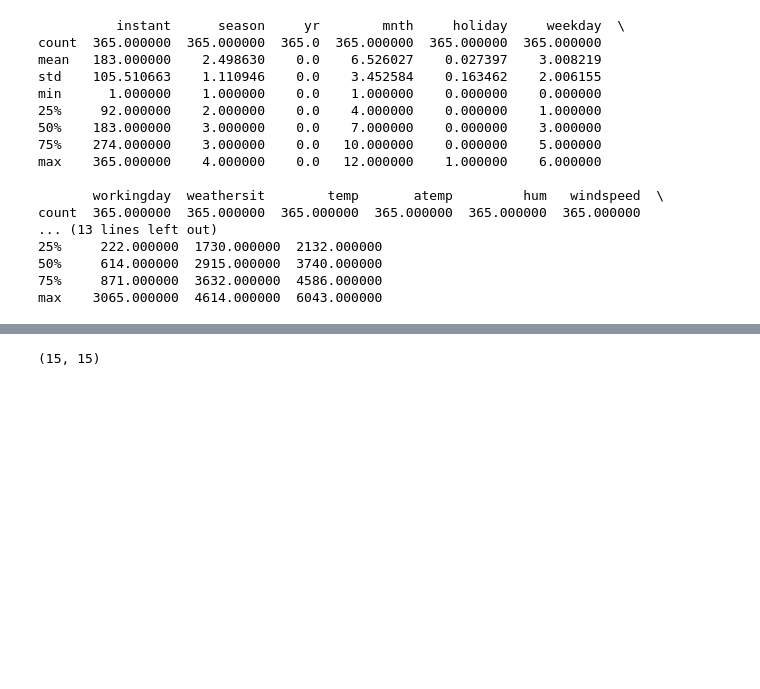
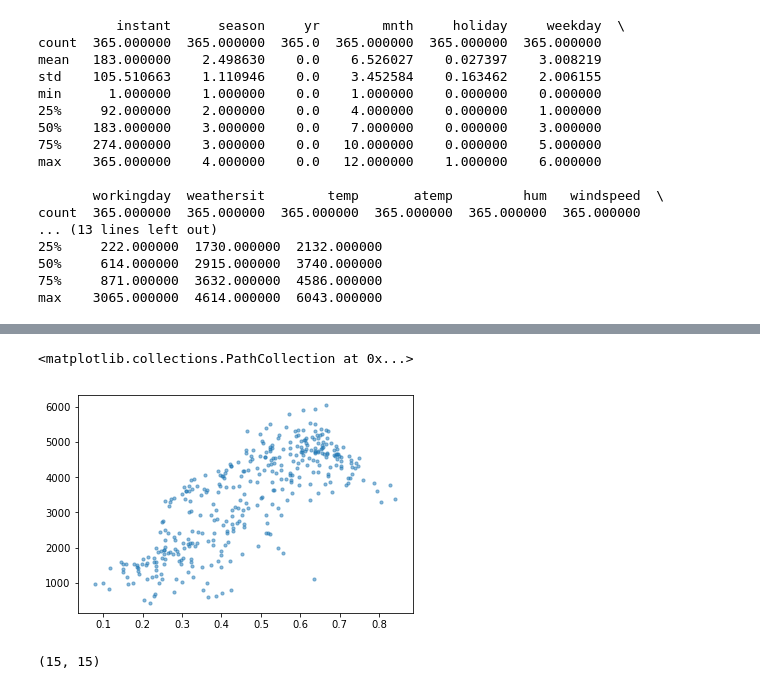
Before and after one commit to WangYuBo/ai_learning, a Jupyter notebook: 06/code/CBdata.ipynb, the cells around one changed output, grey strips where cells are left out. Saved outputs shown, nothing was run; the diff lists cells and outputs as text; code cells hidden in the pictures; blank space fills up the shorter version.

```diff
--- a/06/code/CBdata.ipynb
+++ b/06/code/CBdata.ipynb
@@ -175,3 +125,10 @@ plt.show()
+# %%
+# 总租车人数和体感温度之间关系
+
+plt.scatter(test_data['atemp'], test_data['cnt'], s=10, alpha=0.5)
+# %% [output]
+<matplotlib.collections.PathCollection at 0x...>
+[figure, added]
 # %%
 #get names of all the columns
 cols = test_data.columns
```
Also changed, not shown: parts of 25 cells of this notebook, 1 other file.
